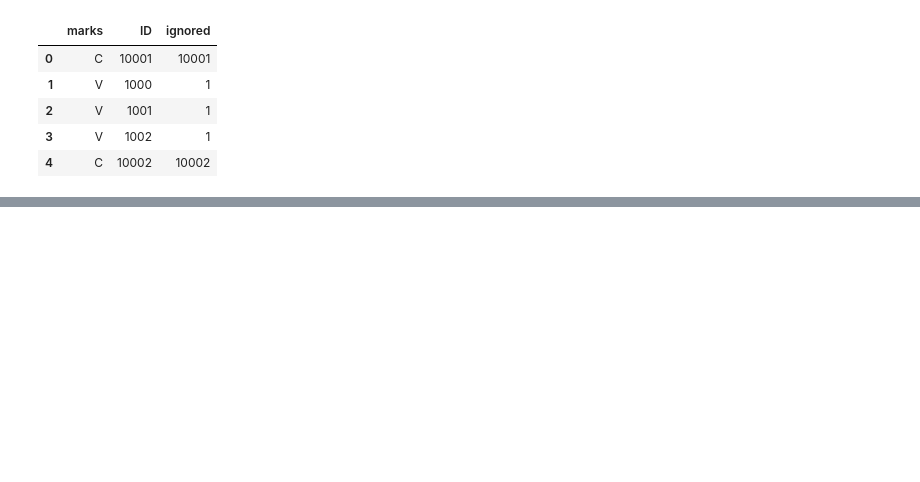
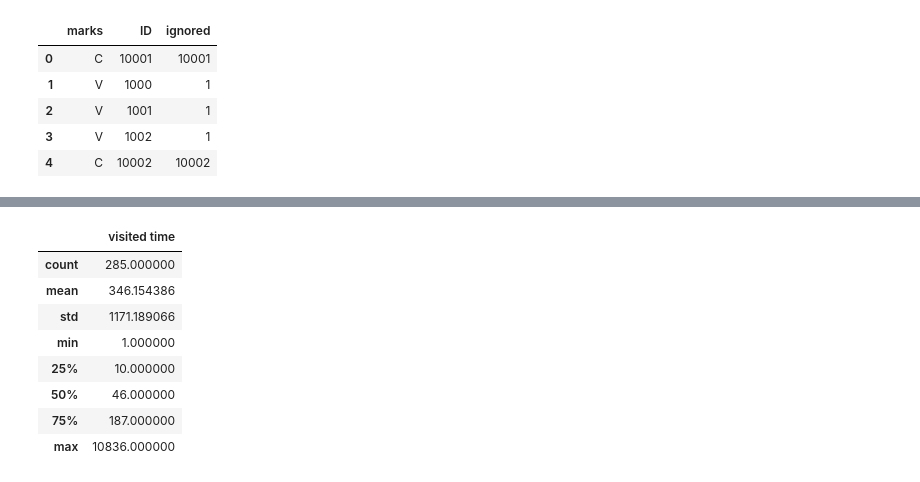
Before and after one commit to hanshanglin/COMP4433_project, a Jupyter notebook: explore.ipynb, the cells around one changed output, grey strips where cells are left out. Saved outputs shown, nothing was run; the diff lists cells and outputs as text; code cells hidden in the pictures; blank space fills up the shorter version.

```diff
--- a/explore.ipynb
+++ b/explore.ipynb
@@ -86,0 +92,17 @@ user_df.sample(5)
+# %%
+%matplotlib inline
+%config InlineBackend.figure_format = 'svg'
+record_dict = {}
+for index, row in user_df.iterrows():
+    sequence=row['visit']
+    for i in sequence:
+        if i in record_dict.keys():
+            record_dict[i]+=1
+        else:
+            record_dict[i]=1
+attr_list = [i for i in record_dict.keys()]
+hit_list = [record_dict[i] for i in attr_list]
+hit_df = pd.DataFrame({"attribute":attr_list,"visited time":hit_list})
+hit_df.sort_values("visited time",inplace=True,ascending=[False])
+hit_df['attribute']= hit_df['attribute'].map(lambda x:str(x))
+sns.relplot(x="attribute",y="visited time",data=hit_df)
@@ -86,0 +112,12 @@ user_df.sample(5)
+# %%
+hit_df.describe()
+# %% [output]
+|  | visited time |
+| count | 285.000000 |
+| mean | 346.154386 |
+| std | 1171.189066 |
+| min | 1.000000 |
+| 25% | 10.000000 |
+| 50% | 46.000000 |
+| 75% | 187.000000 |
+| max | 10836.000000 |
```
Also changed, not shown: parts of 13 cells of this notebook.
